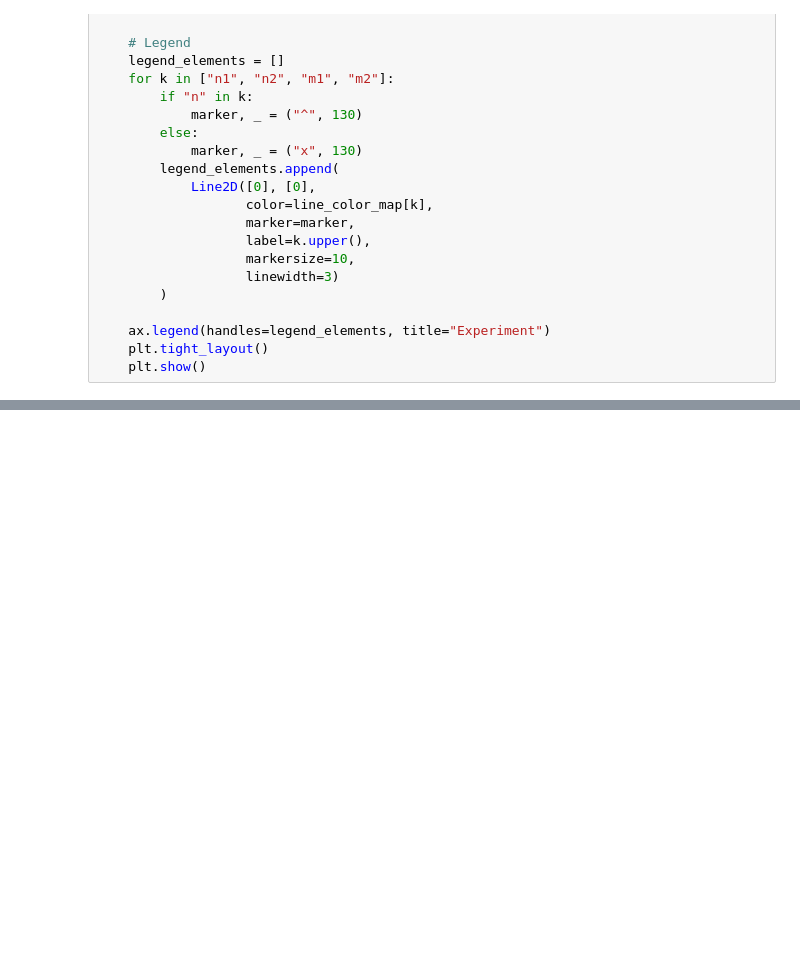
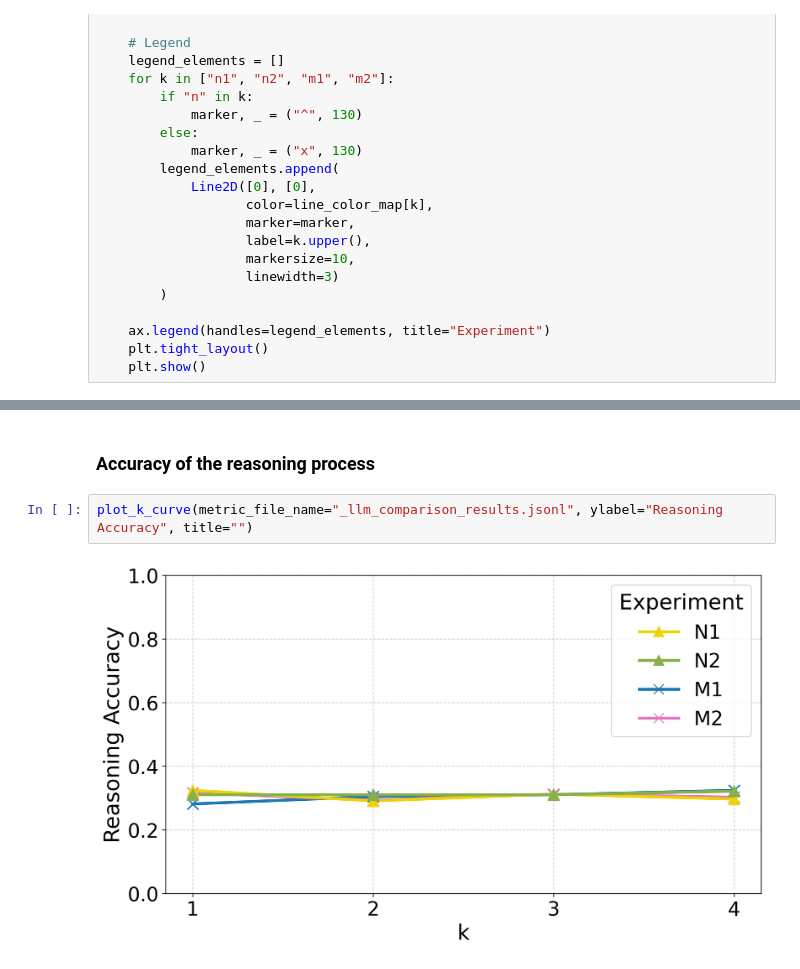
Before and after one commit to lenalibon/Bridging-the-Chains, a Jupyter notebook: analysis/comparison_k.ipynb, the cells around one changed output, grey strips where cells are left out. Saved outputs shown, nothing was run; the diff lists cells and outputs as text; blank space fills up the shorter version.

Commit message:
comparison k now working

```diff
--- a/analysis/comparison_k.ipynb
+++ b/analysis/comparison_k.ipynb
@@ -105,0 +100,6 @@ ERROR: ../experiments_results\n2_3\n2_3_em_results.jsonl not found. Defaulting t
+# %% [markdown]
+### Accuracy of the reasoning process
+# %%
+plot_k_curve(metric_file_name="_llm_comparison_results.jsonl", ylabel="Reasoning Accuracy", title="")
+# %% [output]
+[figure, added]
```
Also changed, not shown: parts of 13 cells of this notebook, 3 other files.
